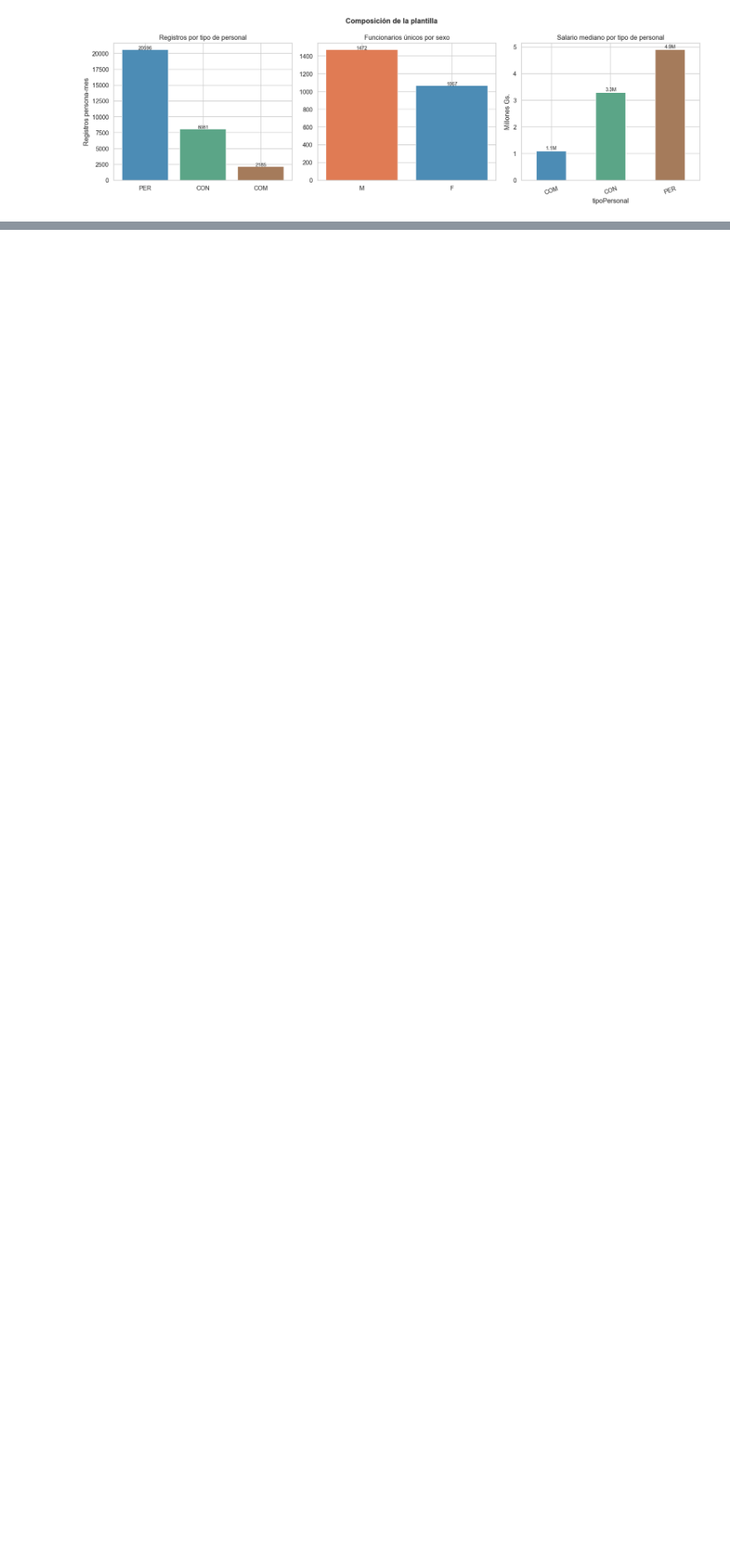
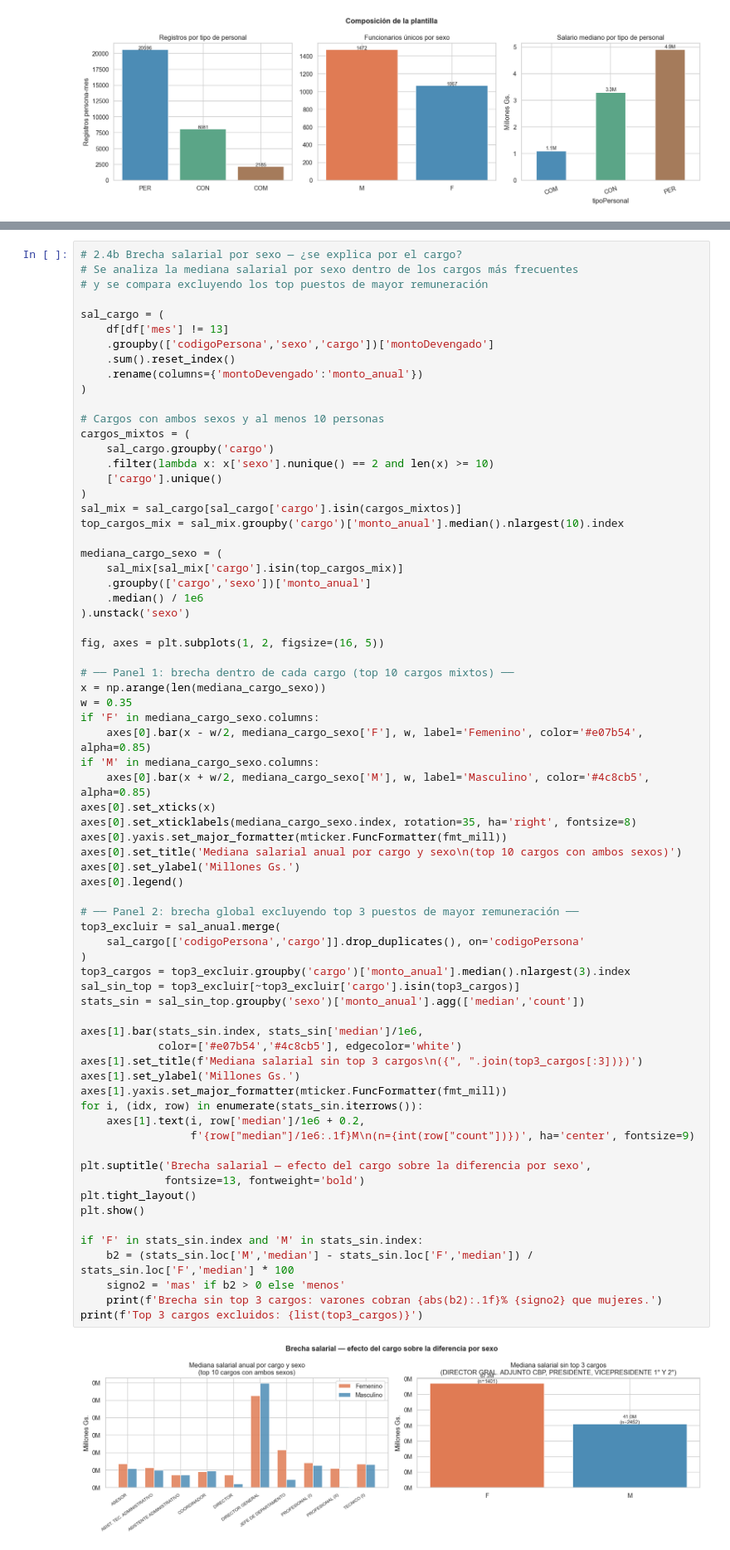
Before and after one commit to bethavila17/eda-nomina-diputados, a Jupyter notebook: notebooks/TP_Final_Pipeline_Ciencia_Datos.ipynb, the cells around one changed output, grey strips where cells are left out. Shown at 83% size. Cells and saved outputs as stored; diff of their text form; blank space fills up the shorter version.

```diff
--- a/notebooks/TP_Final_Pipeline_Ciencia_Datos.ipynb
+++ b/notebooks/TP_Final_Pipeline_Ciencia_Datos.ipynb
@@ -470,0 +587,72 @@ Brecha mediana: varones cobran -6.8% mas que mujeres en el acumulado anual.
+# %%
+# 2.4b Brecha salarial por sexo — ¿se explica por el cargo?
+# Se analiza la mediana salarial por sexo dentro de los cargos más frecuentes
+# y se compara excluyendo los top puestos de mayor remuneración
+
+sal_cargo = (
+    df[df['mes'] != 13]
+    .groupby(['codigoPersona','sexo','cargo'])['montoDevengado']
+    .sum().reset_index()
+    .rename(columns={'montoDevengado':'monto_anual'})
+)
+
+# Cargos con ambos sexos y al menos 10 personas
+cargos_mixtos = (
+    sal_cargo.groupby('cargo')
+    .filter(lambda x: x['sexo'].nunique() == 2 and len(x) >= 10)
+    ['cargo'].unique()
+)
+sal_mix = sal_cargo[sal_cargo['cargo'].isin(cargos_mixtos)]
+top_cargos_mix = sal_mix.groupby('cargo')['monto_anual'].median().nlargest(10).index
+
+mediana_cargo_sexo = (
+    sal_mix[sal_mix['cargo'].isin(top_cargos_mix)]
+    .groupby(['cargo','sexo'])['monto_anual']
+    .median() / 1e6
+).unstack('sexo')
+
+fig, axes = plt.subplots(1, 2, figsize=(16, 5))
+
+# ── Panel 1: brecha dentro de cada cargo (top 10 cargos mixtos) ──
+x = np.arange(len(mediana_cargo_sexo))
+w = 0.35
+if 'F' in mediana_cargo_sexo.columns:
+    axes[0].bar(x - w/2, mediana_cargo_sexo['F'], w, label='Femenino', color='#e07b54', alpha=0.85)
+if 'M' in mediana_cargo_sexo.columns:
+    axes[0].bar(x + w/2, mediana_cargo_sexo['M'], w, label='Masculino', color='#4c8cb5', alpha=0.85)
+axes[0].set_xticks(x)
+axes[0].set_xticklabels(mediana_cargo_sexo.index, rotation=35, ha='right', fontsize=8)
+axes[0].yaxis.set_major_formatter(mticker.FuncFormatter(fmt_mill))
+axes[0].set_title('Mediana salarial anual por cargo y sexo\n(top 10 cargos con ambos sexos)')
+axes[0].set_ylabel('Millones Gs.')
+axes[0].legend()
+
+# ── Panel 2: brecha global excluyendo top 3 puestos de mayor remuneración ──
+top3_excluir = sal_anual.merge(
+    sal_cargo[['codigoPersona','cargo']].drop_duplicates(), on='codigoPersona'
+)
+top3_cargos = top3_excluir.groupby('cargo')['monto_anual'].median().nlargest(3).index
+sal_sin_top = top3_excluir[~top3_excluir['cargo'].isin(top3_cargos)]
+stats_sin = sal_sin_top.groupby('sexo')['monto_anual'].agg(['median','count'])
+
+axes[1].bar(stats_sin.index, stats_sin['median']/1e6,
+            color=['#e07b54','#4c8cb5'], edgecolor='white')
+axes[1].set_title(f'Mediana salarial sin top 3 cargos\n({", ".join(top3_cargos[:3])})')
+axes[1].set_ylabel('Millones Gs.')
+axes[1].yaxis.set_major_formatter(mticker.FuncFormatter(fmt_mill))
+for i, (idx, row) in enumerate(stats_sin.iterrows()):
+    axes[1].text(i, row['median']/1e6 + 0.2,
+                 f'{row["median"]/1e6:.1f}M\n(n={int(row["count"])})', ha='center', fontsize=9)
+
+plt.suptitle('Brecha salarial — efecto del cargo sobre la diferencia por sexo',
+             fontsize=13, fontweight='bold')
+plt.tight_layout()
+plt.show()
+
+if 'F' in stats_sin.index and 'M' in stats_sin.index:
+    b2 = (stats_sin.loc['M','median'] - stats_sin.loc['F','median']) / stats_sin.loc['F','median'] * 100
+    signo2 = 'mas' if b2 > 0 else 'menos'
+    print(f'Brecha sin top 3 cargos: varones cobran {abs(b2):.1f}% {signo2} que mujeres.')
+print(f'Top 3 cargos excluidos: {list(top3_cargos)}')
+# %% [output]
+[figure, added]
```
Also changed, not shown: parts of 7 cells of this notebook, 2 other files.
